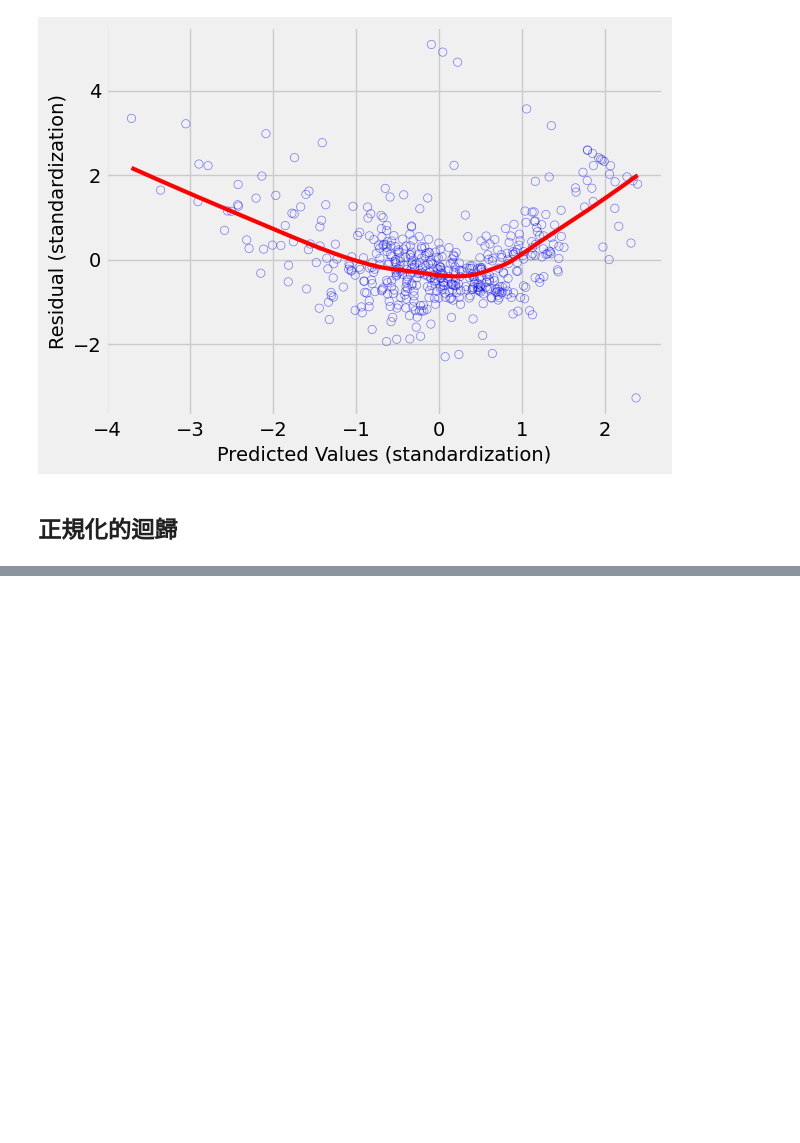
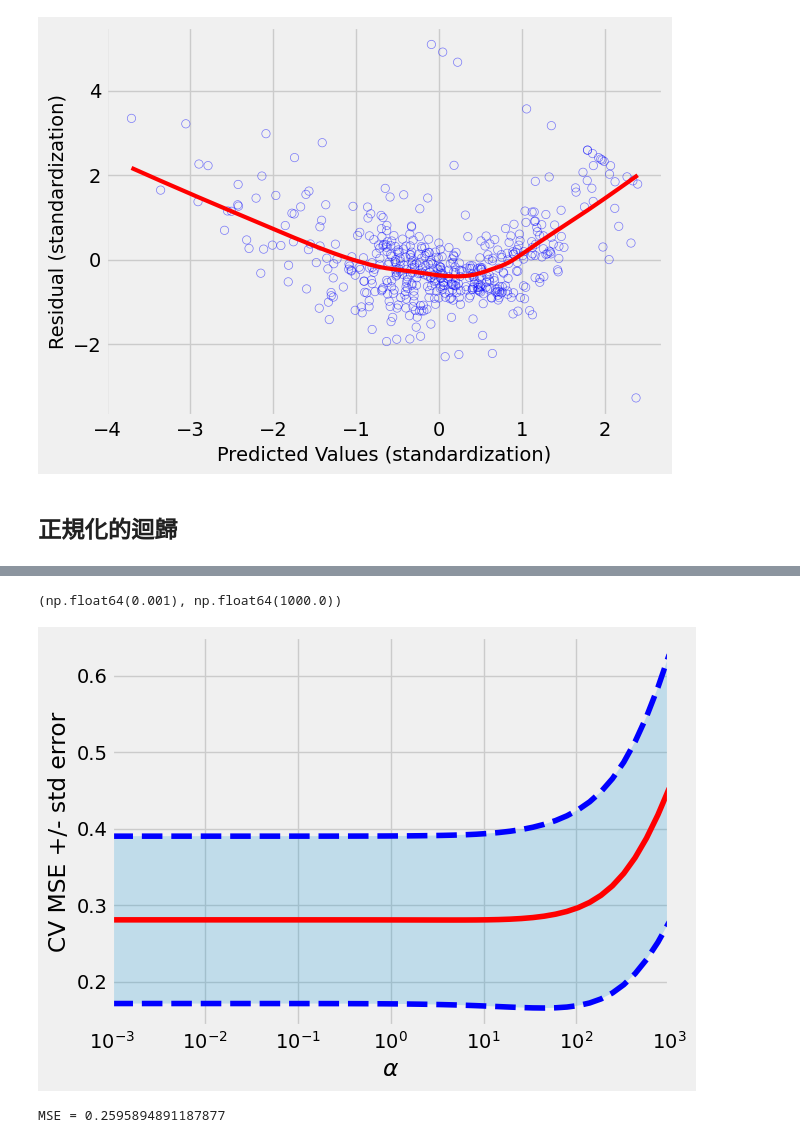
Before and after one commit to telunyang/python_machine_learning, a Jupyter notebook: 2/2.ipynb, the cells around one changed output, grey strips where cells are left out. Drawn from its saved outputs; the diff is of its cells as text; code cells hidden in the pictures; blank space fills up the shorter version.

```diff
--- a/2/2.ipynb
+++ b/2/2.ipynb
@@ -763,0 +788,14 @@ plt.show()
+# %%
+from sklearn.preprocessing import StandardScaler
+
+# 進行標準化
+scalar = StandardScaler()
+
+# 對特徵進行標準化 (除了標記)
+X = scalar.fit_transform(df.iloc[:, :-1])
+
+# 對標記進行標準化
+y = scalar.fit_transform(df.loc[:, ['MEDV']])
+
+# 檢視標準化後的特徵 (前 1 筆)
+X[:1]
@@ -763,0 +832,65 @@ plt.show()
+# %%
+'''
+reg_cv.cv_values_ (每個alpha的交叉驗證值) 輸出結果:
+
+array([[[0.44182038, 0.44182156, 0.44182314, ..., 0.22424925,
+         0.18173216, 0.14127293]],
+
+       [[0.14214228, 0.1421422 , 0.1421421 , ..., 0.13823074,
+         0.13148929, 0.12267783]],
+
+       [[0.20715357, 0.20715351, 0.20715343, ..., 0.45824334,
+         0.52904778, 0.60977307]],
+
+       ...,
+
+       ]])
+'''
+
+# 使用每個alpha的交叉驗證值來計算平均值和標準差
+scores_mean = np.mean(reg_cv.cv_values_, axis=0)[0]
+scores_std = np.std(reg_cv.cv_values_, axis=0)[0]
+
+# 設定 x 軸為對數
+plt.semilogx(alphas, scores_mean, color='red')
+
+# 計算標準誤(std error)
+std_error = scores_std / np.sqrt(len(scores_mean))
+
+# 上方的藍色虛線是 MSE + 標準誤(std error)
+plt.semilogx(alphas, scores_mean + std_error, 'b--')
+
+# 下方的藍色虛線是 MSE - 標準誤(std error)
+plt.semilogx(alphas, scores_mean - std_error, 'b--')
+
+# 填充 MSE +/- 標準誤(std error)
+plt.fill_between(
+    alphas,
+    scores_mean + std_error,
+    scores_mean - std_error,
+    alpha=0.2
+)
+
+'''
+alpha 大於等於 10^2 時，MSE 開始上升，表示模型的擬合度下降。
+'''
+
+plt.ylabel('CV MSE +/- std error')
+plt.xlabel(r'$\alpha$')
+plt.xlim([alphas[0], alphas[-1]])
+# %% [output]
+(np.float64(0.001), np.float64(1000.0))
+[figure, added]
+# %%
+from sklearn.metrics import mean_squared_error
+
+# 建立 Ridge 模型
+reg = Ridge(alpha=reg_cv.alpha_)
+
+# 訓練模型，並預測結果
+y_pred = reg.fit(X, y).predict(X)
+
+# 輸出 MSE
+print(f'MSE = {mean_squared_error(y, y_pred)}')
+# %% [output]
+MSE = 0.2595894891187877
```
Also changed, not shown: parts of 27 cells of this notebook.
